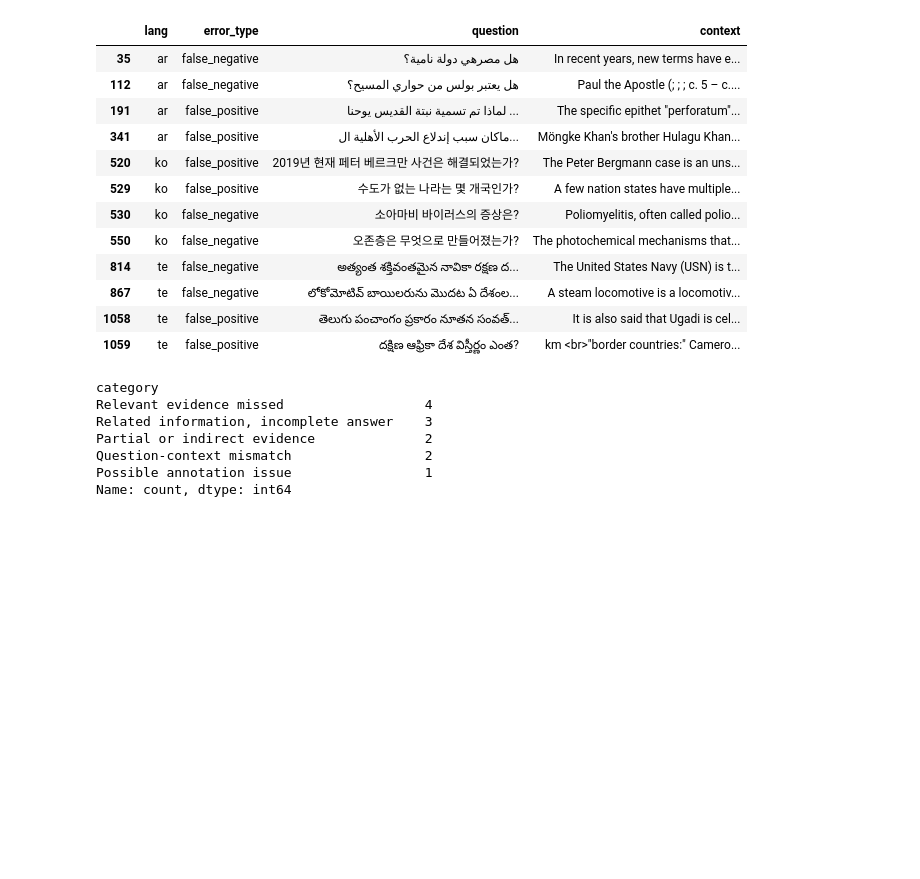
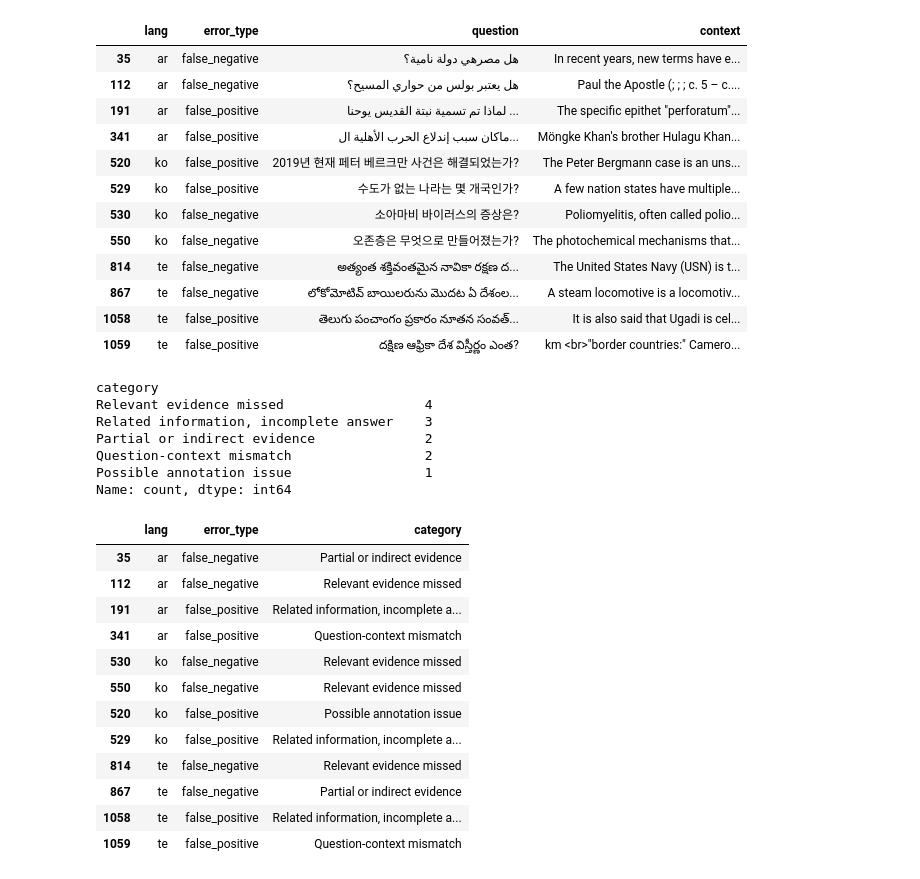
Before and after one commit to wiwillym/nlp-ku-project, a Jupyter notebook: notebooks/6_learned_answerability.ipynb, the cells around one changed output. Drawn from its saved outputs; the diff is of its cells as text; code cells hidden in the pictures; blank space fills up the shorter version.

```diff
--- a/notebooks/6_learned_answerability.ipynb
+++ b/notebooks/6_learned_answerability.ipynb
@@ -336,29 +336,47 @@ sample_errors[
 # %%
 
 category_map = {
     520: "Possible annotation issue",
     529: "Related information, incomplete answer",
     530: "Relevant evidence missed",
     550: "Relevant evidence missed",
     35: "Partial or indirect evidence",
     112: "Relevant evidence missed",
     191: "Related information, incomplete answer",
     341: "Question-context mismatch",
     814: "Relevant evidence missed",
     867: "Partial or indirect evidence",
     1058: "Related information, incomplete answer",
     1059: "Question-context mismatch",
 }
 
 sample_errors = sample_errors.copy()
 sample_errors["category"] = sample_errors.index.map(category_map)
 
 print(sample_errors["category"].value_counts())
+display(
+    sample_errors[
+        ["lang", "error_type", "category"]
+    ].sort_values(["lang", "error_type"])
+)
 # %% [output]
 category
 Relevant evidence missed                  4
 Related information, incomplete answer    3
 Partial or indirect evidence              2
 Question-context mismatch                 2
 Possible annotation issue                 1
 Name: count, dtype: int64
+|  | lang | error_type | category |
+| 35 | ar | false_negative | Partial or indirect evidence |
+| 112 | ar | false_negative | Relevant evidence missed |
+| 191 | ar | false_positive | Related information, incomplete a... |
+| 341 | ar | false_positive | Question-context mismatch |
+| 530 | ko | false_negative | Relevant evidence missed |
+| 550 | ko | false_negative | Relevant evidence missed |
+| 520 | ko | false_positive | Possible annotation issue |
+| 529 | ko | false_positive | Related information, incomplete a... |
+| 814 | te | false_negative | Relevant evidence missed |
+| 867 | te | false_negative | Partial or indirect evidence |
+| 1058 | te | false_positive | Related information, incomplete a... |
+| 1059 | te | false_positive | Question-context mismatch |
```
